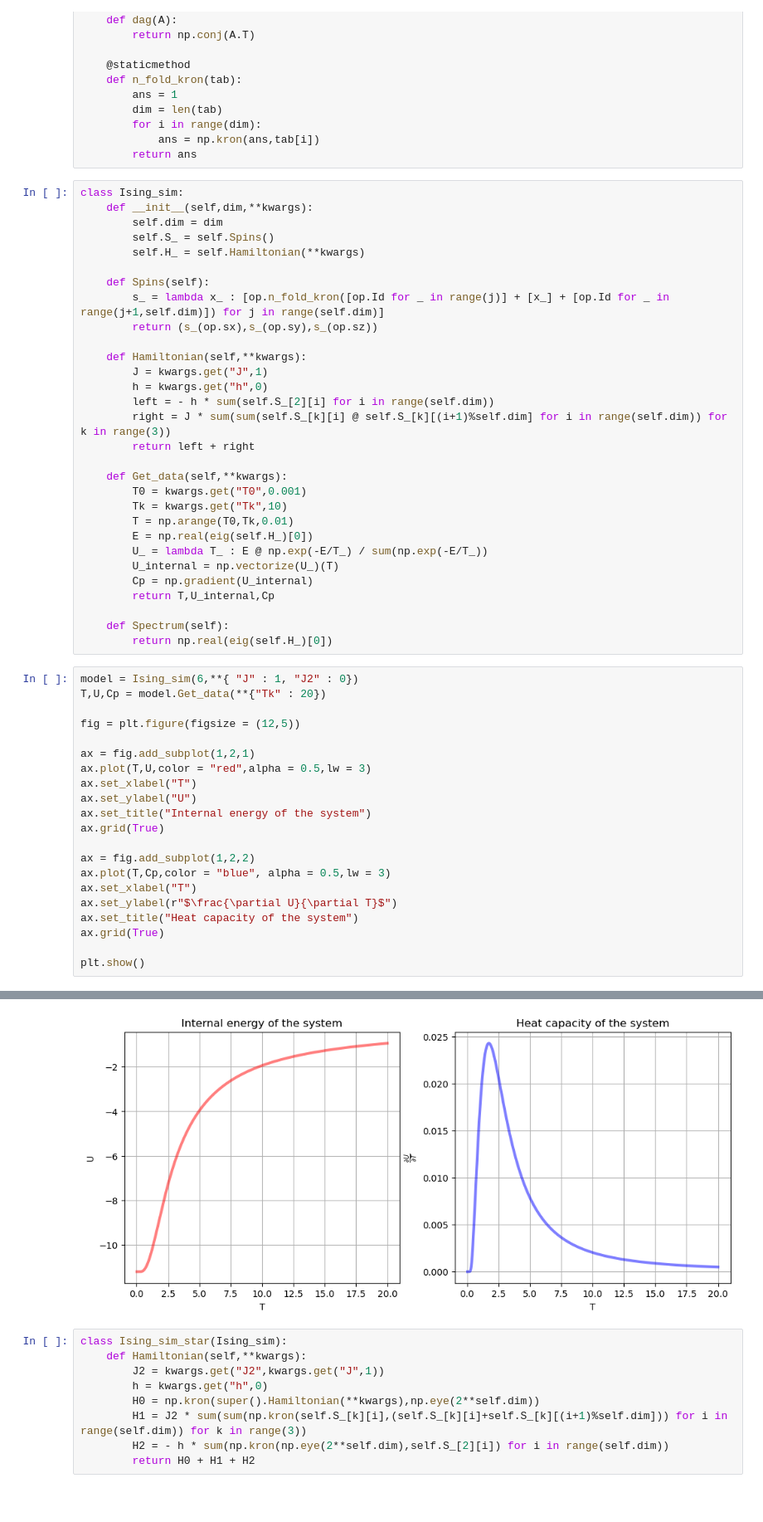
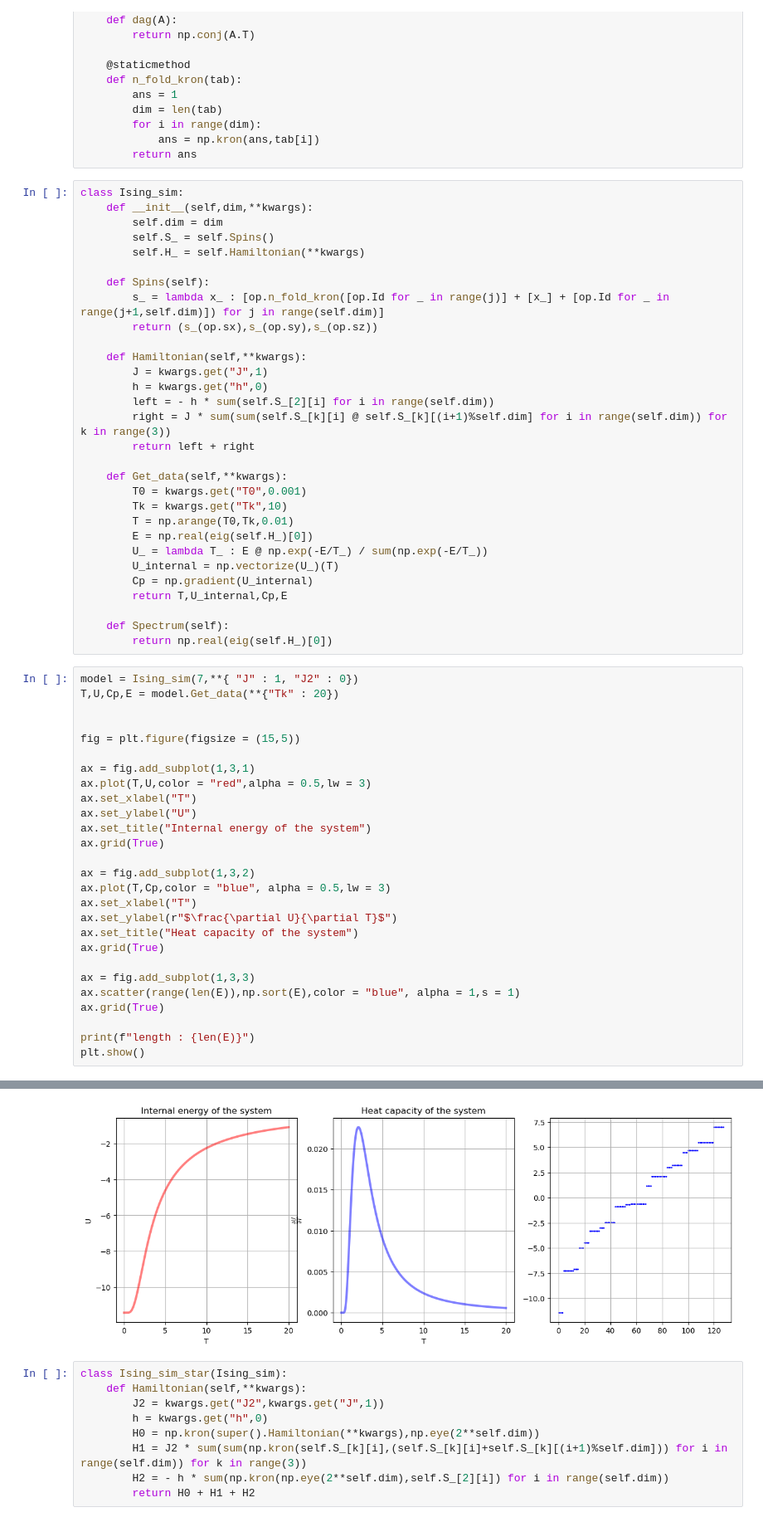
Before and after one commit to JedrekSt/PhaseTransitions, a Jupyter notebook: star_ising.ipynb, the cells around one changed output, grey strips where cells are left out. Shown: that part at 83% size. Drawn from its saved outputs; the diff is of its cells as text; blank space fills up the shorter version.

```diff
--- a/star_ising.ipynb
+++ b/star_ising.ipynb
@@ -58,29 +58,35 @@ class Ising_sim:
         U_ = lambda T_ : E @ np.exp(-E/T_) / sum(np.exp(-E/T_))
         U_internal = np.vectorize(U_)(T)
         Cp = np.gradient(U_internal)
-        return T,U_internal,Cp
+        return T,U_internal,Cp,E
 
     def Spectrum(self):
         return np.real(eig(self.H_)[0])
 # %%
-model = Ising_sim(6,**{ "J" : 1, "J2" : 0})
-T,U,Cp = model.Get_data(**{"Tk" : 20})
+model = Ising_sim(7,**{ "J" : 1, "J2" : 0})
+T,U,Cp,E = model.Get_data(**{"Tk" : 20})
 
-fig = plt.figure(figsize = (12,5))
 
-ax = fig.add_subplot(1,2,1)
+fig = plt.figure(figsize = (15,5))
+
+ax = fig.add_subplot(1,3,1)
 ax.plot(T,U,color = "red",alpha = 0.5,lw = 3)
 ax.set_xlabel("T")
 ax.set_ylabel("U")
 ax.set_title("Internal energy of the system")
 ax.grid(True)
 
-ax = fig.add_subplot(1,2,2)
+ax = fig.add_subplot(1,3,2)
 ax.plot(T,Cp,color = "blue", alpha = 0.5,lw = 3)
 ax.set_xlabel("T")
 ax.set_ylabel(r"$\frac{\partial U}{\partial T}$")
 ax.set_title("Heat capacity of the system")
 ax.grid(True)
 
+ax = fig.add_subplot(1,3,3)
+ax.scatter(range(len(E)),np.sort(E),color = "blue", alpha = 1,s = 1)
+ax.grid(True)
+
+print(f"length : {len(E)}")
 plt.show()
 # %% [output]
@@ -87,4 +94,4 @@ plt.show()
-[figure, old version]
+[figure, new version]
 # %%
 class Ising_sim_star(Ising_sim):
     def Hamiltonian(self,**kwargs):
```
Also changed, not shown: parts of 1 cell of this notebook, 1 other file.
